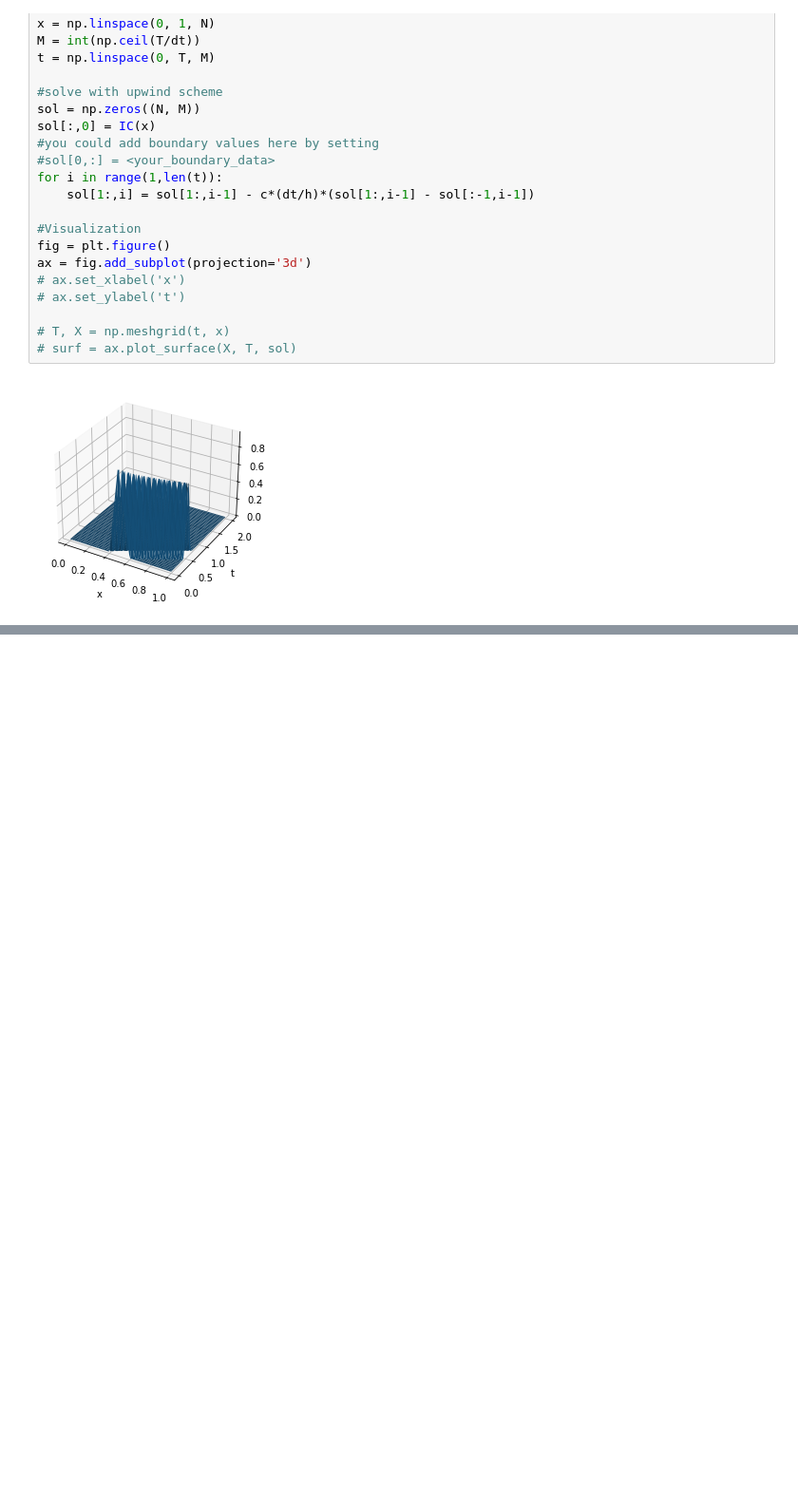
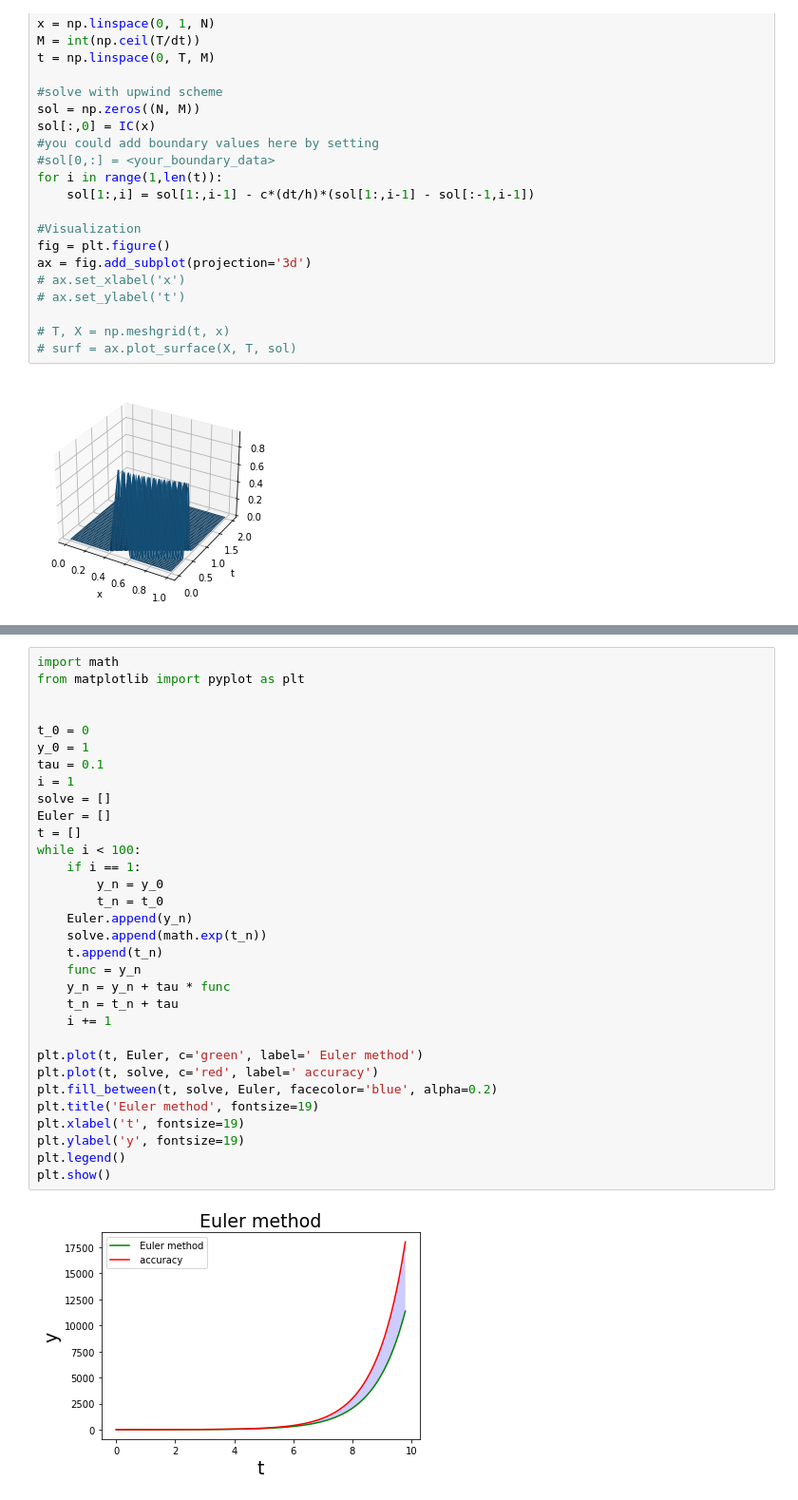
Before and after one commit to wssuzb/homework_code, a Jupyter notebook: mhd_solution/hw2/test.ipynb, the cells around one changed output, grey strips where cells are left out. Shown: that part at 95% size. Drawn from its saved outputs; the diff is of its cells as text; blank space fills up the shorter version.

```diff
--- a/mhd_solution/hw2/test.ipynb
+++ b/mhd_solution/hw2/test.ipynb
@@ -232,0 +257,34 @@ ax = fig.add_subplot(projection='3d')
+# %%
+import math
+from matplotlib import pyplot as plt
+
+
+t_0 = 0
+y_0 = 1
+tau = 0.1
+i = 1
+solve = []
+Euler = []
+t = []
+while i < 100:
+    if i == 1:
+        y_n = y_0
+        t_n = t_0
+    Euler.append(y_n)
+    solve.append(math.exp(t_n))
+    t.append(t_n)
+    func = y_n
+    y_n = y_n + tau * func
+    t_n = t_n + tau
+    i += 1
+
+plt.plot(t, Euler, c='green', label=' Euler method')
+plt.plot(t, solve, c='red', label=' accuracy')
+plt.fill_between(t, solve, Euler, facecolor='blue', alpha=0.2)
+plt.title('Euler method', fontsize=19)
+plt.xlabel('t', fontsize=19)
+plt.ylabel('y', fontsize=19)
+plt.legend()
+plt.show()
+# %% [output]
+[figure, added]
```
Also changed, not shown: parts of 2 cells of this notebook, 2 other files.
